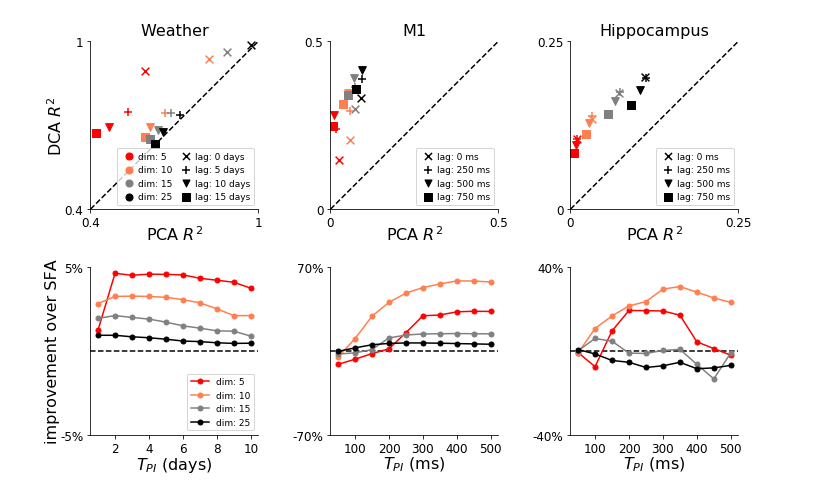
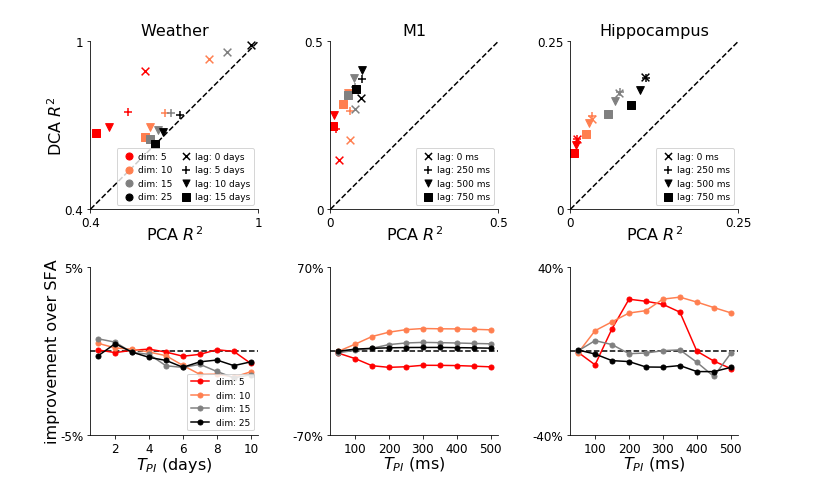
Before and after one commit to BouchardLab/DynamicalComponentsAnalysis, a Jupyter notebook: notebooks/neural_data.ipynb, the cells around one changed output. Cells and saved outputs as stored; diff of their text form; code cells hidden in the pictures.

```diff
--- a/notebooks/neural_data.ipynb
+++ b/notebooks/neural_data.ipynb
@@ -154,32 +154,32 @@ for dset_idx in range(len(dsets)):
     r2_vals = f[dset]["results"][:]
     dim_vals = f[dset].attrs["dim_vals"]
     offset_vals = f[dset].attrs["offset_vals"]
     num_cv_folds = f[dset].attrs["num_cv_folds"]
     T_pi_vals = f[dset].attrs["T_pi_vals"]
     timestep = f[dset].attrs["timestep"]
     timestep_units = f[dset].attrs["timestep_units"]
 
     #plot r2 scatter in upper ax
     scatter_r2_vals(r2_vals, -1, dim_vals, offset_vals,
                     min_val=min_max_vals_top[dset][0], max_val=min_max_vals_top[dset][1],
                     legend_both_cols=(dset_idx == 0),
                     timestep=timestep, timestep_units=timestep_units,
                     ax=ax_top)
     ax_top.set_title(titles[dset], fontsize=16)
 
     #plot improvement over SFA in bottom ax
     plot_pi_vs_T(r2_vals, T_pi_vals, dim_vals,
                  min_max_val=max_abs_vals_bottom[dset],
                  legend=(dset_idx == 0),
                  timestep=timestep, timestep_units=timestep_units,
-                 ax=ax_bottom)
+                 ax=ax_bottom, offset_idx=2)
 
 for ax in axes_top + axes_bottom:
     ax.spines['right'].set_visible(False)
     ax.spines['top'].set_visible(False)
 for ax in axes_top[1:] + axes_bottom[1:]:
     ax.set_ylabel("")
 
 #plt.savefig("figures/decode_results.pdf", bbox_inches="tight")
 # %% [output]
-[figure, old version]
+[figure, new version]
```
